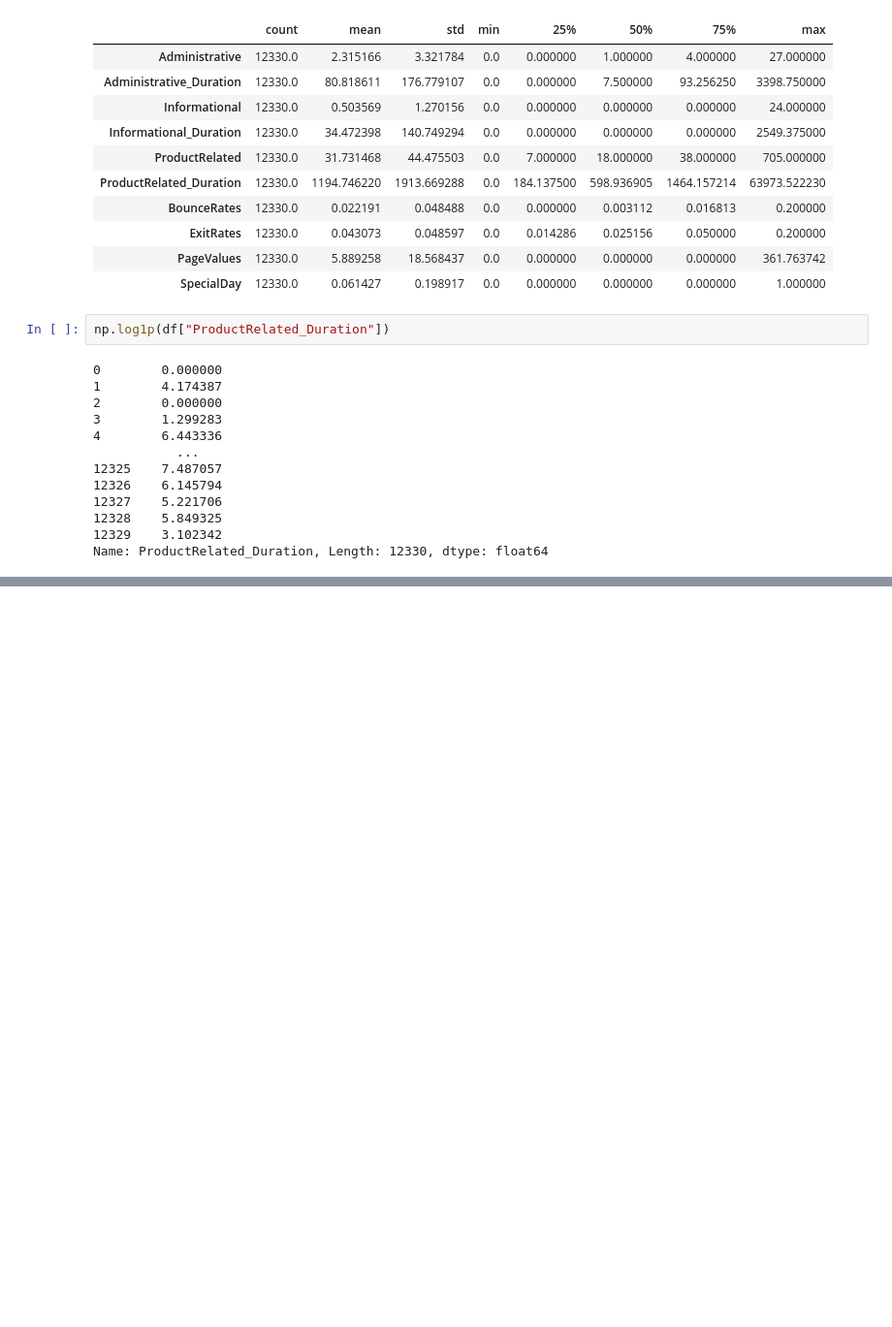
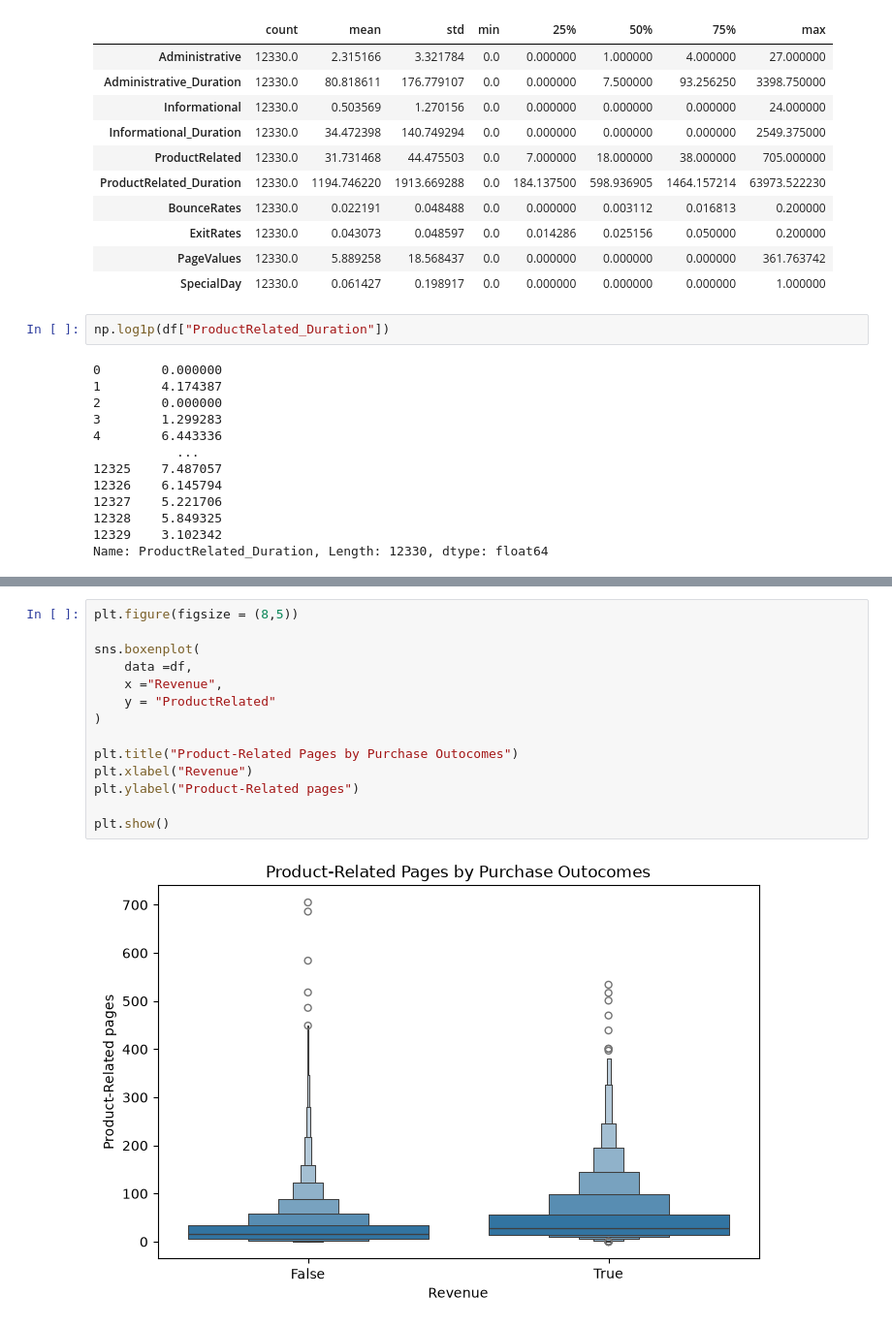
Before and after one commit to devdhruvsingh/ecommerce-purchase-predictions, a Jupyter notebook: notebooks/01_data_exploration.ipynb, the cells around one changed output, grey strips where cells are left out. Shown at 97% size. Saved outputs shown, nothing was run; the diff lists cells and outputs as text; blank space fills up the shorter version.

```diff
--- a/notebooks/01_data_exploration.ipynb
+++ b/notebooks/01_data_exploration.ipynb
@@ -446,0 +507,16 @@ Name: ProductRelated_Duration, Length: 12330, dtype: float64
+# %%
+plt.figure(figsize = (8,5))
+
+sns.boxenplot(
+    data =df,
+    x ="Revenue",
+    y = "ProductRelated"
+)
+
+plt.title("Product-Related Pages by Purchase Outocomes")
+plt.xlabel("Revenue")
+plt.ylabel("Product-Related pages")
+
+plt.show()
+# %% [output]
+[figure, added]
```
Also changed, not shown: parts of 22 cells of this notebook.
